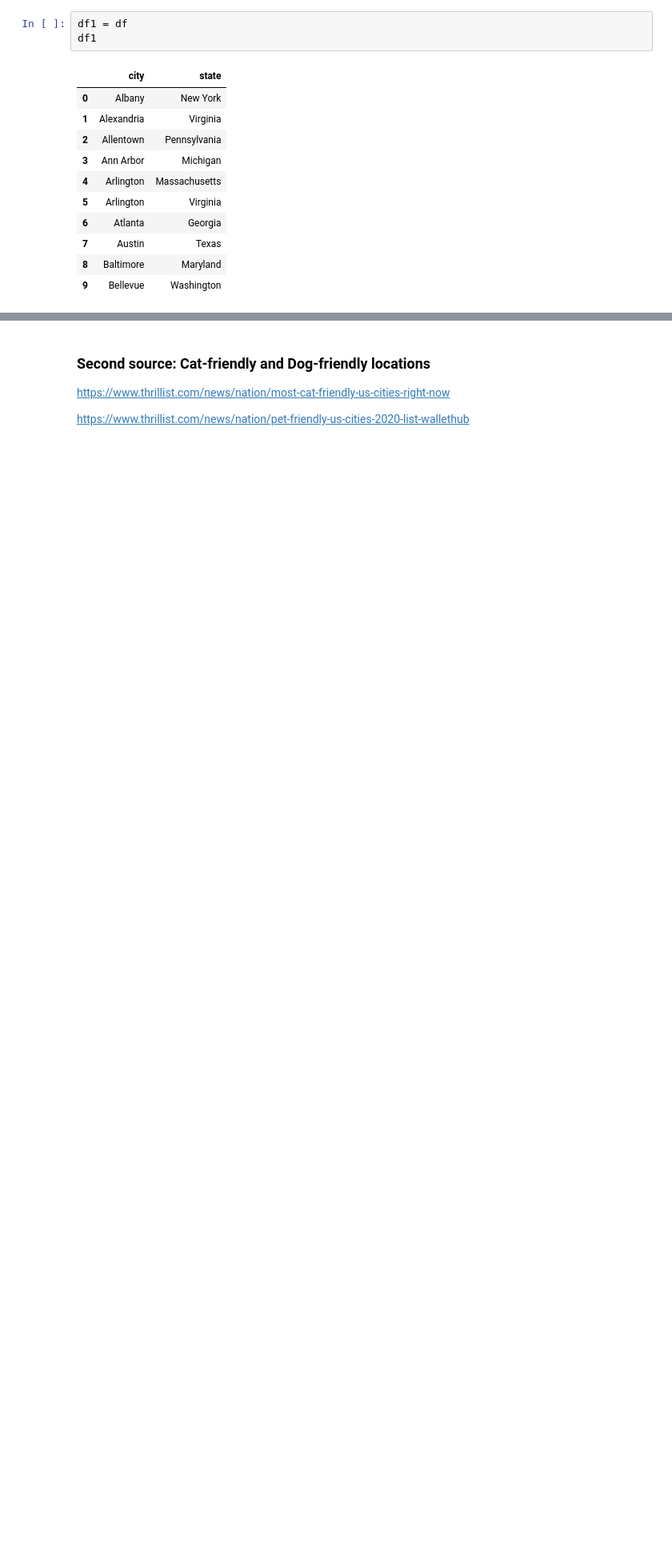
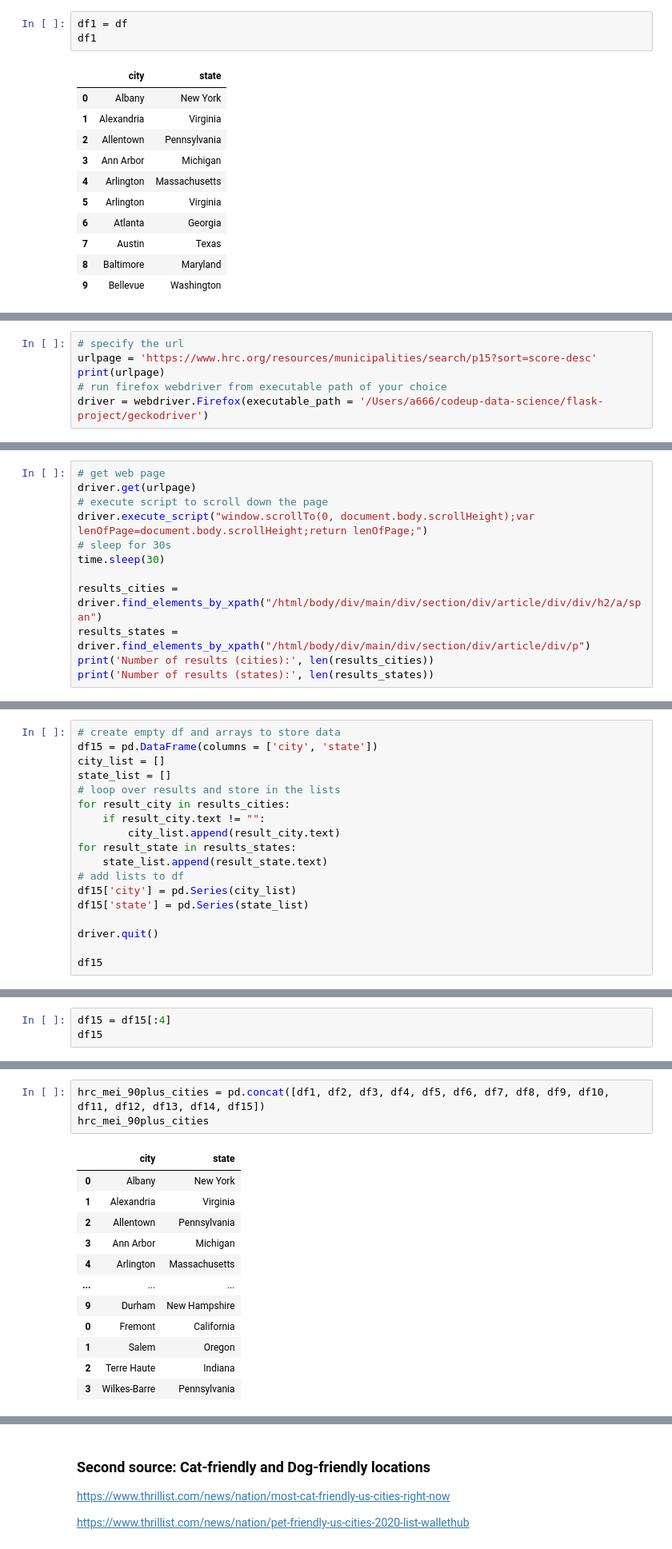
Before and after one commit to KwameTaylor/flask-project, a Jupyter notebook: acquire.ipynb, the cells around one changed output, grey strips where cells are left out. Shown at 80% size. Saved outputs shown, nothing was run; the diff lists cells and outputs as text; blank space fills up the shorter version.

Commit message:
successfully load HRC MEI data

```diff
--- a/acquire.ipynb
+++ b/acquire.ipynb
@@ -228,0 +970,6 @@ I may have reached some kind of rate limit, so I will save my progress and try a
+# %%
+# specify the url
+urlpage = 'https://www.hrc.org/resources/municipalities/search/p15?sort=score-desc'
+print(urlpage)
+# run firefox webdriver from executable path of your choice
+driver = webdriver.Firefox(executable_path = '/Users/a666/codeup-data-science/flask-project/geckodriver')
@@ -228,0 +978,12 @@ I may have reached some kind of rate limit, so I will save my progress and try a
+# %%
+# get web page
+driver.get(urlpage)
+# execute script to scroll down the page
+driver.execute_script("window.scrollTo(0, document.body.scrollHeight);var lenOfPage=document.body.scrollHeight;return lenOfPage;")
+# sleep for 30s
+time.sleep(30)
+
+results_cities = driver.find_elements_by_xpath("/html/body/div/main/div/section/div/article/div/div/h2/a/span")
+results_states = driver.find_elements_by_xpath("/html/body/div/main/div/section/div/article/div/p")
+print('Number of results (cities):', len(results_cities))
+print('Number of results (states):', len(results_states))
@@ -228,0 +993,18 @@ I may have reached some kind of rate limit, so I will save my progress and try a
+# %%
+# create empty df and arrays to store data
+df15 = pd.DataFrame(columns = ['city', 'state'])
+city_list = []
+state_list = []
+# loop over results and store in the lists
+for result_city in results_cities:
+    if result_city.text != "":
+        city_list.append(result_city.text)
+for result_state in results_states:
+    state_list.append(result_state.text)
+# add lists to df
+df15['city'] = pd.Series(city_list)
+df15['state'] = pd.Series(state_list)
+
+driver.quit()
+
+df15
@@ -228,0 +1025,3 @@ I may have reached some kind of rate limit, so I will save my progress and try a
+# %%
+df15 = df15[:4]
+df15
@@ -228,0 +1036,16 @@ I may have reached some kind of rate limit, so I will save my progress and try a
+# %%
+hrc_mei_90plus_cities = pd.concat([df1, df2, df3, df4, df5, df6, df7, df8, df9, df10, df11, df12, df13, df14, df15])
+hrc_mei_90plus_cities
+# %% [output]
+|  | city | state |
+| 0 | Albany | New York |
+| 1 | Alexandria | Virginia |
+| 2 | Allentown | Pennsylvania |
+| 3 | Ann Arbor | Michigan |
+| 4 | Arlington | Massachusetts |
+| ... | ... | ... |
+| 9 | Durham | New Hampshire |
+| 0 | Fremont | California |
+| 1 | Salem | Oregon |
+| 2 | Terre Haute | Indiana |
+| 3 | Wilkes-Barre | Pennsylvania |
```
Also changed, not shown: parts of 63 cells of this notebook.
